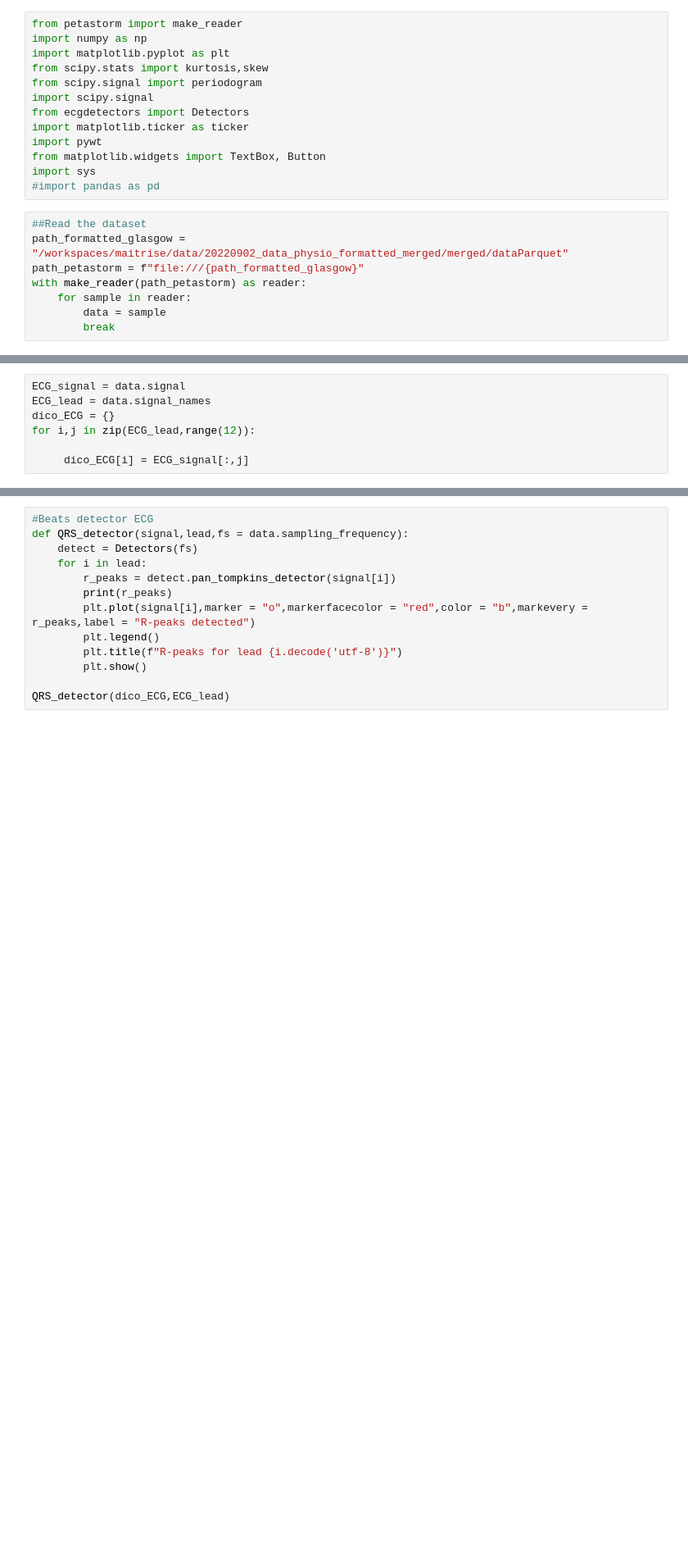
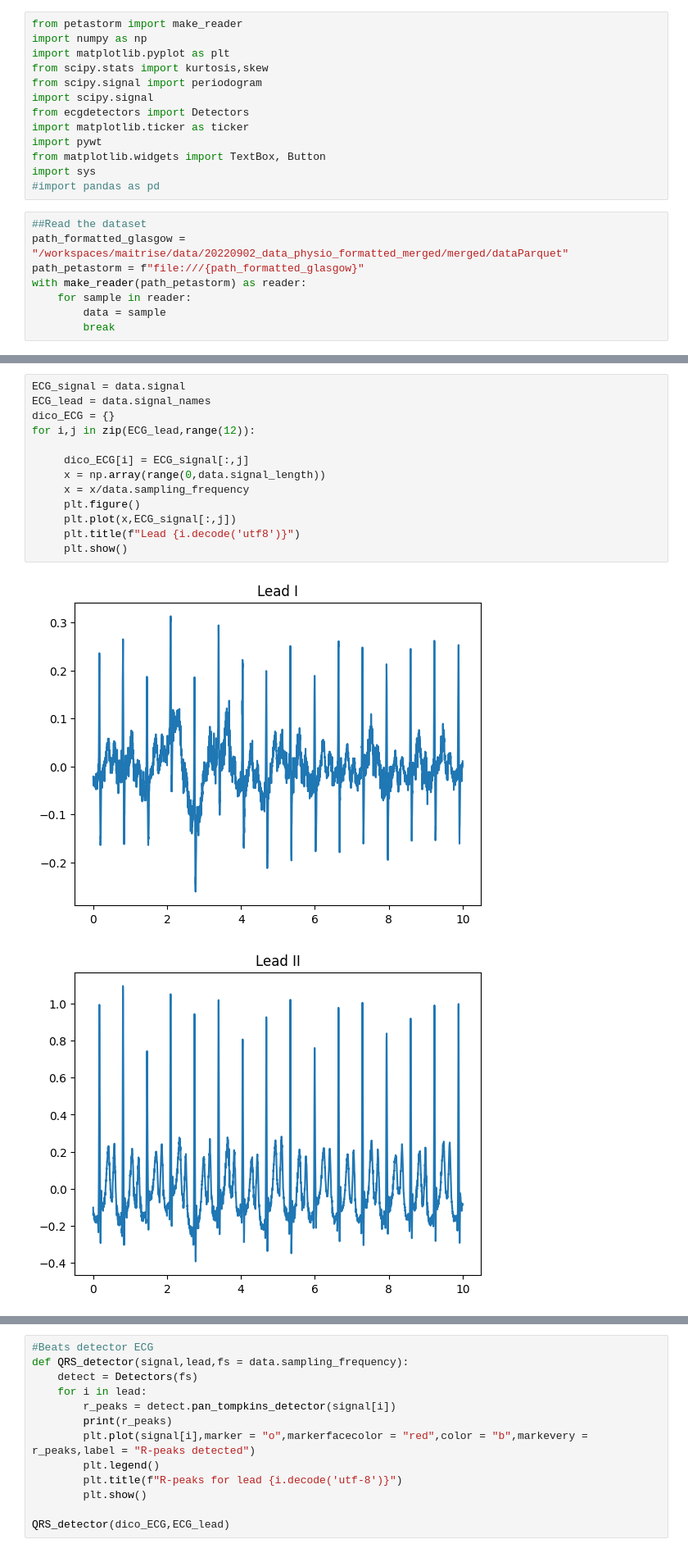
Before and after one commit to CBergerEPFL/maitrise, a Jupyter notebook: test_sample.ipynb, the cells around one changed output, grey strips where cells are left out. Shown at 82% size. Saved outputs shown, nothing was run; the diff lists cells and outputs as text; blank space fills up the shorter version.

Commit message:
new jupyter (signal plotting)

```diff
--- a/test_sample.ipynb
+++ b/test_sample.ipynb
@@ -34,7 +24,16 @@ ECGSchema_view(noun_id=b'Q2300', signal_names=array([b'I', b'II', b'III', b'aVR'
 # %%
 ECG_signal = data.signal
 ECG_lead = data.signal_names
 dico_ECG = {}
 for i,j in zip(ECG_lead,range(12)):
 
      dico_ECG[i] = ECG_signal[:,j]
+     x = np.array(range(0,data.signal_length))
+     x = x/data.sampling_frequency
+     plt.figure()
+     plt.plot(x,ECG_signal[:,j])
+     plt.title(f"Lead {i.decode('utf8')}")
+     plt.show()
+# %% [output]
+[figure, added]
+[figure, added]
```
Also changed, not shown: parts of 6 cells of this notebook.
